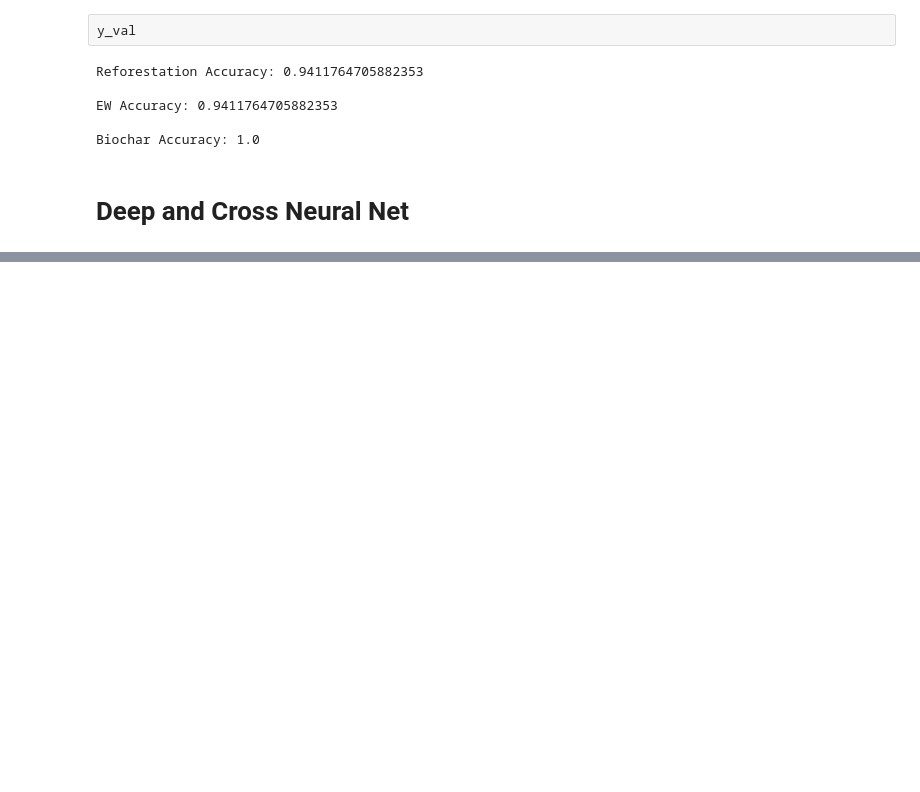
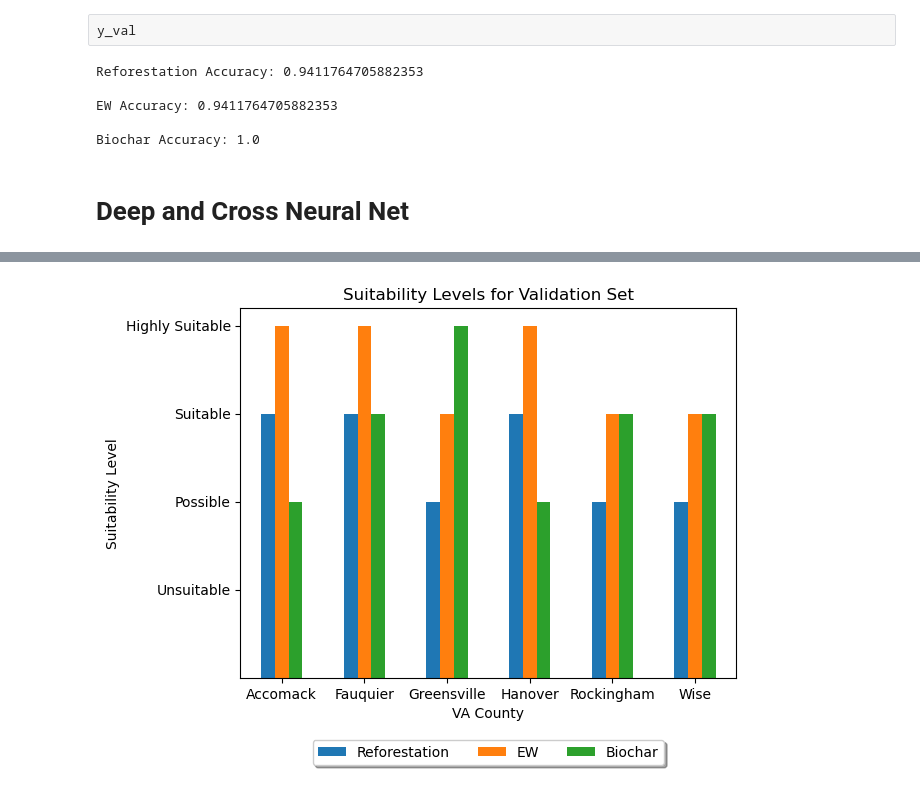
Before and after one commit to hrnur/uvaeicapstone, a Jupyter notebook: modeling-code/DeepLearning.ipynb, the cells around one changed output, grey strips where cells are left out. Saved outputs shown, nothing was run; the diff lists cells and outputs as text; code cells hidden in the pictures; blank space fills up the shorter version.

Commit message:
code for Deep Learning models + visual

```diff
--- a/modeling-code/DeepLearning.ipynb
+++ b/modeling-code/DeepLearning.ipynb
@@ -511,0 +553,8 @@ Biochar Accuracy: 1.0
+# %%
+df.Reforestation = df.Reforestation.map(rf_dict)
+df.EW = df.EW.map(ew_dict)
+df.Biochar = df.Biochar.map(bio_dict)
+
+index = ['51001','51061','51081','51085','51165','51195']
+df.set_index(pd.Index(index), inplace=True)
+df
@@ -511,0 +569,16 @@ Biochar Accuracy: 1.0
+# %%
+big_dict = {'Highly Suitable': 4,
+           'Suitable': 3,
+           'Possible': 2,
+           'Unsuitable': 1}
+index_dict = {'51001': 'Accomack',
+             '51061': 'Fauquier',
+             '51081': 'Greensville',
+             '51085': 'Hanover',
+             '51165': 'Rockingham',
+             '51195': 'Wise'}
+# %%
+df.Reforestation = df.Reforestation.map(big_dict)
+df.EW = df.EW.map(big_dict)
+df.Biochar = df.Biochar.map(big_dict)
+df.index = df.index.map(index_dict)
@@ -511,0 +595,16 @@ Biochar Accuracy: 1.0
+# %%
+custom_labels = ['Unsuitable','Possible','Suitable','Highly Suitable']
+positions = 1,2,3,4
+# %%
+df.plot(kind='bar')
+plt.xlabel('VA County')
+plt.ylabel('Suitability Level')
+plt.xticks(rotation=360)
+plt.yticks(positions, custom_labels)
+plt.title('Suitability Levels for Validation Set')
+
+plt.legend(loc='upper center', bbox_to_anchor=(0.5, -0.15), fancybox=True, shadow=True, ncol=4)
+
+plt.show()
+# %% [output]
+[figure, added]
```
Also changed, not shown: parts of 11 cells of this notebook.
